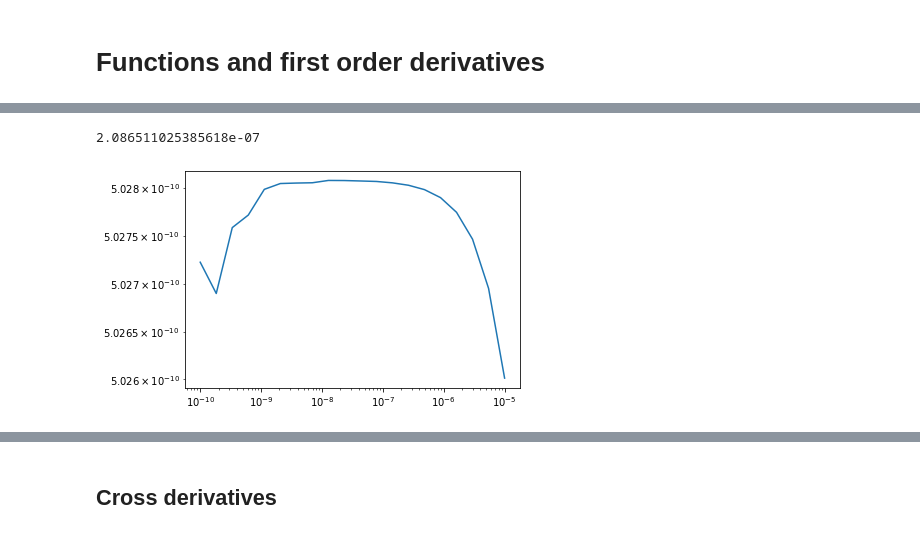
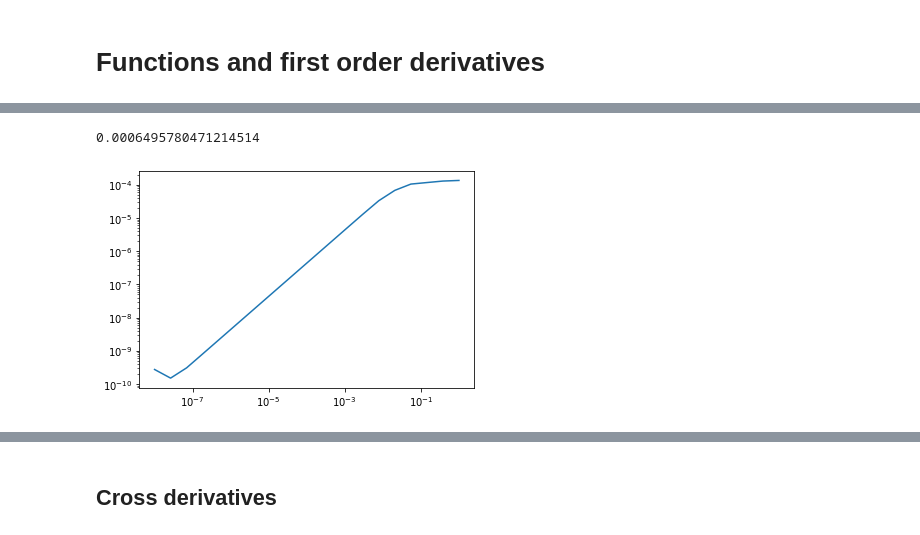
Before and after one commit to Biagig/Learning-Sampling-Pattern, a Jupyter notebook: Upper Level.ipynb, the cells around one changed output, grey strips where cells are left out. Saved outputs shown, nothing was run; the diff lists cells and outputs as text; code cells hidden in the pictures.

```diff
--- a/Upper Level.ipynb
+++ b/Upper Level.ipynb
@@ -63,7 +63,7 @@ radial_p[-1]=1e-6
 p = np.copy(radial_p)
 
 #Wavelet
-linear_op = WaveletN(wavelet_name="sym8",nb_scale=4,padding_mode = "periodization")
+linear_op = WaveletN(wavelet_name="sym8",nb_scale=3,padding_mode = "periodization")
 #linear_op = WaveletUD2(wavelet_id=24,nb_scale=3)
 
 param = {"pn1":p[-1],"epsilon":1e-5,"gamma":1e-10}
@@ -160,16 +265,20 @@ plt.legend()
 # %%
 # -- Ereg --
-#Random vector with same amplitude as u0
-a = np.random.randn(2*n*n).view(np.complex128).reshape((n,n))/n*np.linalg.norm(u0_mat)
-#a=u0_mat
-a2 = np.random.randn(2*n*n).view(np.complex128).reshape((n,n))/n*np.linalg.norm(u0_mat)
+#Two random vectors with same amplitude
+a = np.random.randn(2*n**2).view(np.complex128).reshape((n,n))/n*np.linalg.norm(u0_mat)
+a2 = np.random.randn(2*n**2).view(np.complex128).reshape((n,n))/n*np.linalg.norm(u0_mat)
 
-tests = np.logspace(-10,0,50)
-real_values = np.array([Ereg(a+t*a2,radial_p) for t in tests])
-approx = np.array([Ereg(a,radial_p)+np.sum(Du_Ereg(a,radial_p)*np.conj(t*a2)) for t in tests])
+ntest=50
+tests = np.logspace(-8,0,ntest)
+real = []
+approx = []
+Dua = Du_Ereg(a,radial_p)
+for t in tests:
+    real.append(Du_Ereg(a+t*a2,radial_p))
+    approx.append(Dua+Du2_Ereg(a,radial_p,t*a2))
 
-print(Ereg(a,radial_p))
-plt.plot(tests,np.abs((real_values-approx)/tests))
+print(np.linalg.norm(Dua))
+plt.plot(tests,np.array([np.linalg.norm(real[i]-approx[i]) for i in range(ntest)])/tests)
 plt.xscale("log")
 plt.yscale("log")
 # %% [output]
@@ -187,18 +287,21 @@ plt.legend()
 # %%
 # -- Etot --
-#Random vector with same amplitude as u0
-a = np.random.randn(2*n*n).view(np.complex128).reshape((n,n))/n*np.linalg.norm(u0_mat)
-a2 = np.random.randn(2*n*n).view(np.complex128).reshape((n,n))/n*np.linalg.norm(u0_mat)
-#a=u0_mat
+#Two random vectors with same amplitude
+a = np.random.randn(2*n**2).view(np.complex128).reshape((n,n))/n*np.linalg.norm(u0_mat)
+a2 = np.random.randn(2*n**2).view(np.complex128).reshape((n,n))/n*np.linalg.norm(u0_mat)
 
-tests = np.logspace(-10,-5,20)
-real_values = np.array([Etot(a+t*a2,radial_p) for t in tests])
-approx = np.array([Etot(a,radial_p)+np.sum(Du_Etot(a,radial_p)*np.conj(t*a2))for t in tests])
+ntest=20
+tests = np.logspace(-8,0,ntest)
+real = []
+approx = []
+for t in tests:
+    real.append(Du_Etot(a+t*a2,p))
+    approx.append(Du_Etot(a,p)+t*Du2_Etot(a,p,a2))
 
-print(Etot(a,radial_p))
-plt.plot(tests,np.abs((real_values-approx)/tests))
+print(np.linalg.norm(Du_Etot(a,p)))
+plt.plot(tests,np.array([np.linalg.norm(real[i]-approx[i]) for i in range(ntest)])/tests)
 plt.xscale("log")
 plt.yscale("log")
 # %% [output]
-2.086511025385618e-07
+0.0006495780471214514
-[figure, old version]
+[figure, new version]
```
Also changed, not shown: parts of 41 cells of this notebook.
